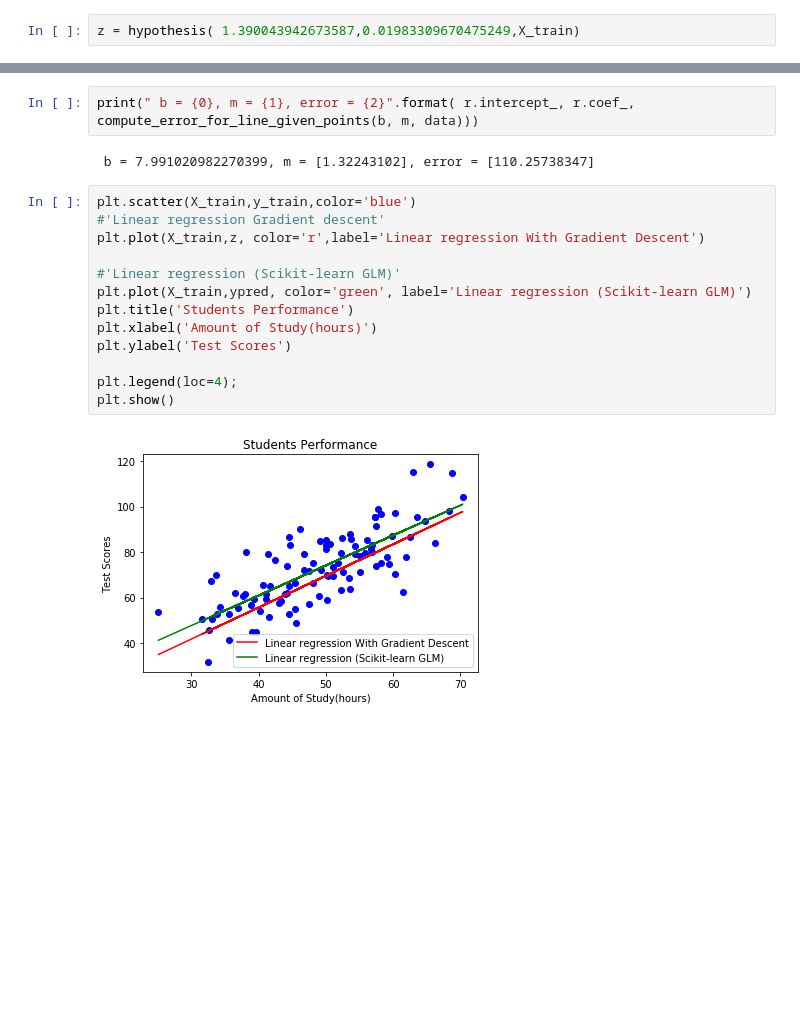
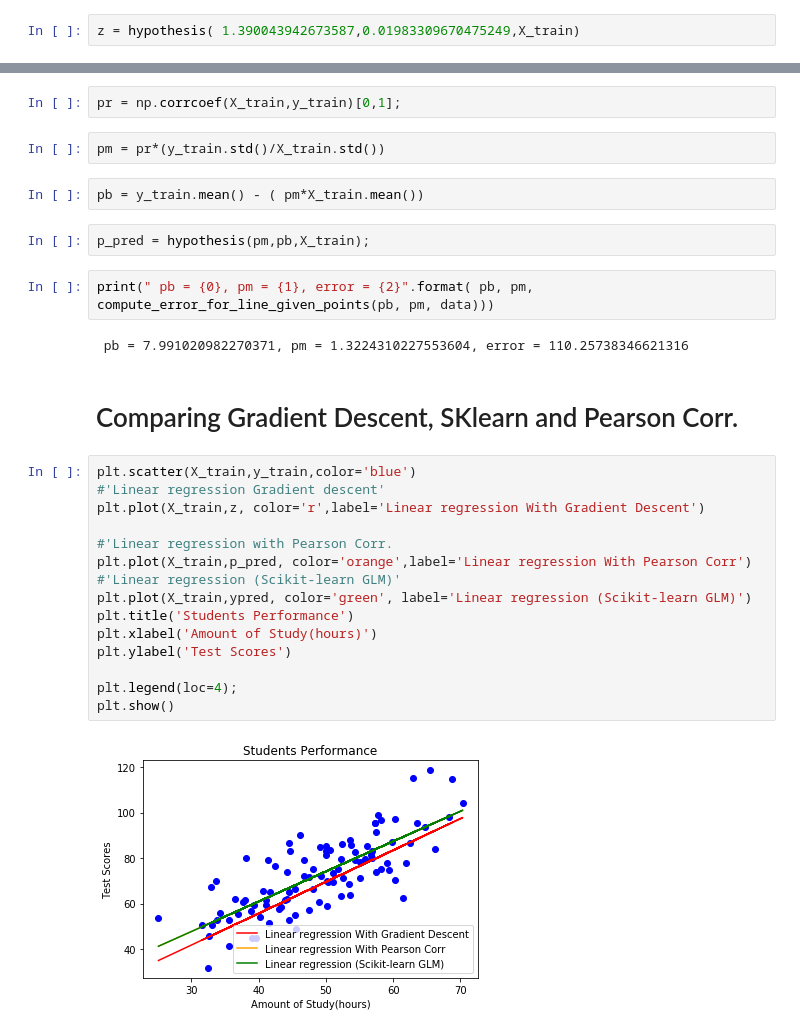
Before and after one commit to bgreatfit/MachineLearningWithPython, a Jupyter notebook: SimpleRegression/Linear Regression.ipynb, the cells around one changed output, grey strips where cells are left out. Cells and saved outputs as stored; diff of their text form; blank space fills up the shorter version.

```diff
--- a/SimpleRegression/Linear Regression.ipynb
+++ b/SimpleRegression/Linear Regression.ipynb
@@ -138,19 +145,31 @@ ypred = regressor.predict(X_train.reshape(-1,1))
+# %%
+pr = np.corrcoef(X_train,y_train)[0,1];
+# %%
+pm = pr*(y_train.std()/X_train.std())
+# %%
+pb = y_train.mean() - ( pm*X_train.mean())
+# %%
+p_pred = hypothesis(pm,pb,X_train);
 # %%
-print(" b = {0}, m = {1}, error = {2}".format( r.intercept_, r.coef_, compute_error_for_line_given_points(b, m, data)))
+print(" pb = {0}, pm = {1}, error = {2}".format( pb, pm, compute_error_for_line_given_points(pb, pm, data)))
 # %% [output]
- b = 7.991020982270399, m = [1.32243102], error = [110.25738347]
+ pb = 7.991020982270371, pm = 1.3224310227553604, error = 110.25738346621316
+# %% [markdown]
+# Comparing Gradient Descent, SKlearn and Pearson Corr.
 # %%
 plt.scatter(X_train,y_train,color='blue')
 #'Linear regression Gradient descent'
 plt.plot(X_train,z, color='r',label='Linear regression With Gradient Descent')
 
+#'Linear regression with Pearson Corr.
+plt.plot(X_train,p_pred, color='orange',label='Linear regression With Pearson Corr')
 #'Linear regression (Scikit-learn GLM)'
 plt.plot(X_train,ypred, color='green', label='Linear regression (Scikit-learn GLM)')
 plt.title('Students Performance')
 plt.xlabel('Amount of Study(hours)')
 plt.ylabel('Test Scores')
 
 plt.legend(loc=4);
 plt.show()
 # %% [output]
-[figure, old version]
+[figure, new version]
```
Also changed, not shown: parts of 7 cells of this notebook.
